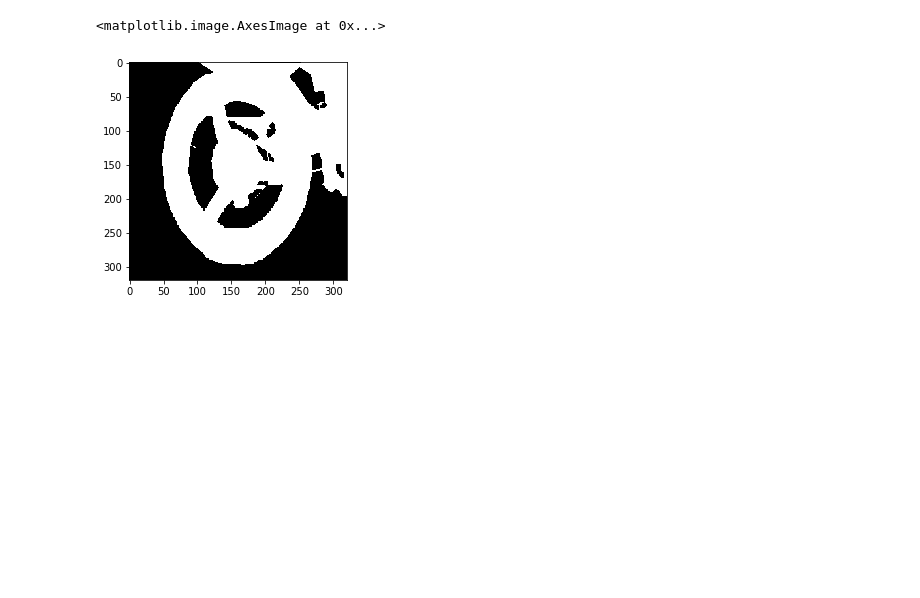
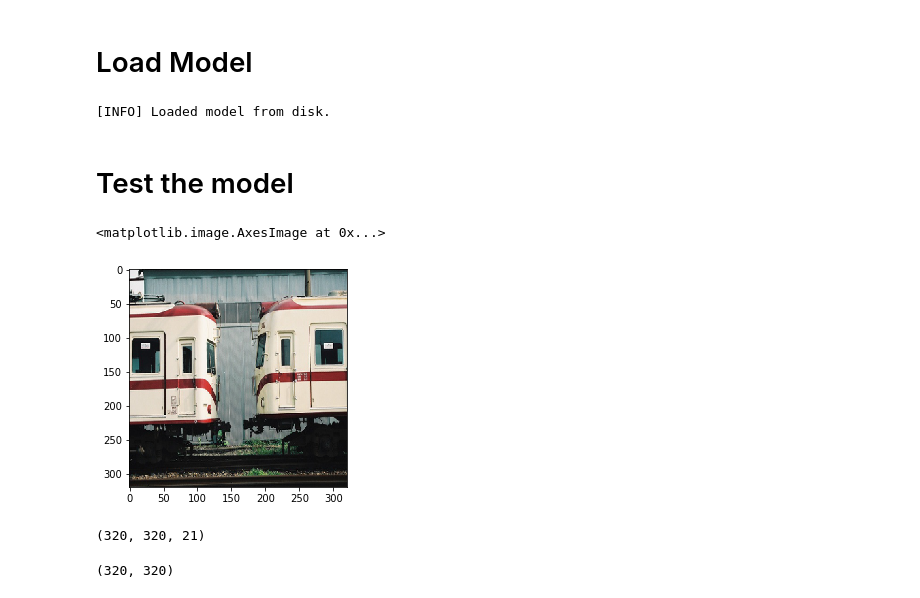
Before and after one commit to marcelsan/semantic-segmentation, a Jupyter notebook: notebooks/Test Model.ipynb, the cells around one changed output. Saved outputs shown, nothing was run; the diff lists cells and outputs as text; code cells hidden in the pictures; blank space fills up the shorter version.

```diff
--- a/notebooks/Test Model.ipynb
+++ b/notebooks/Test Model.ipynb
@@ -233,5 +0,0 @@ plt.imshow(t13, cmap='gray')
-# %%
-plt.imshow(t14, cmap='gray')
-# %% [output]
-<matplotlib.image.AxesImage at 0x...>
-[figure, removed]
@@ -237,0 +30,38 @@ plt.imshow(t14, cmap='gray')
+# %% [markdown]
+# Load Model
+# %%
+json_file = open('../weights/model.json', 'r')
+loaded_model_json = json_file.read()
+json_file.close()
+loaded_model = model_from_json(loaded_model_json)
+
+# load weights into new model
+loaded_model.load_weights("../weights/weights.10-0.57.hdf5")
+print("[INFO] Loaded model from disk.")
+# %% [output]
+[INFO] Loaded model from disk.
+# %% [markdown]
+# Test the model
+# %%
+image_name = '2007_000042'
+image = cv2.imread('../dataset/val/input/' + image_name + '.jpg') * 1./255
+segmets = cv2.imread('../dataset/val/segments/' + image_name + '.png')
+image = cv2.resize(image, (320,320), cv2.INTER_NEAREST)
+
+batch = np.expand_dims(image, axis=0)
+label = loaded_model.predict(batch, 1)[0]
+
+plt.imshow(image[...,::-1])
+# %% [output]
+<matplotlib.image.AxesImage at 0x...>
+[figure, added]
+# %%
+label_reshape = label.reshape((320,320,21))
+label_reshape.shape
+# %% [output]
+(320, 320, 21)
+# %%
+t = np.argmax(label_reshape, axis=2)
+t.shape
+# %% [output]
+(320, 320)
```
Also changed, not shown: parts of 32 cells of this notebook, 6 other files.
